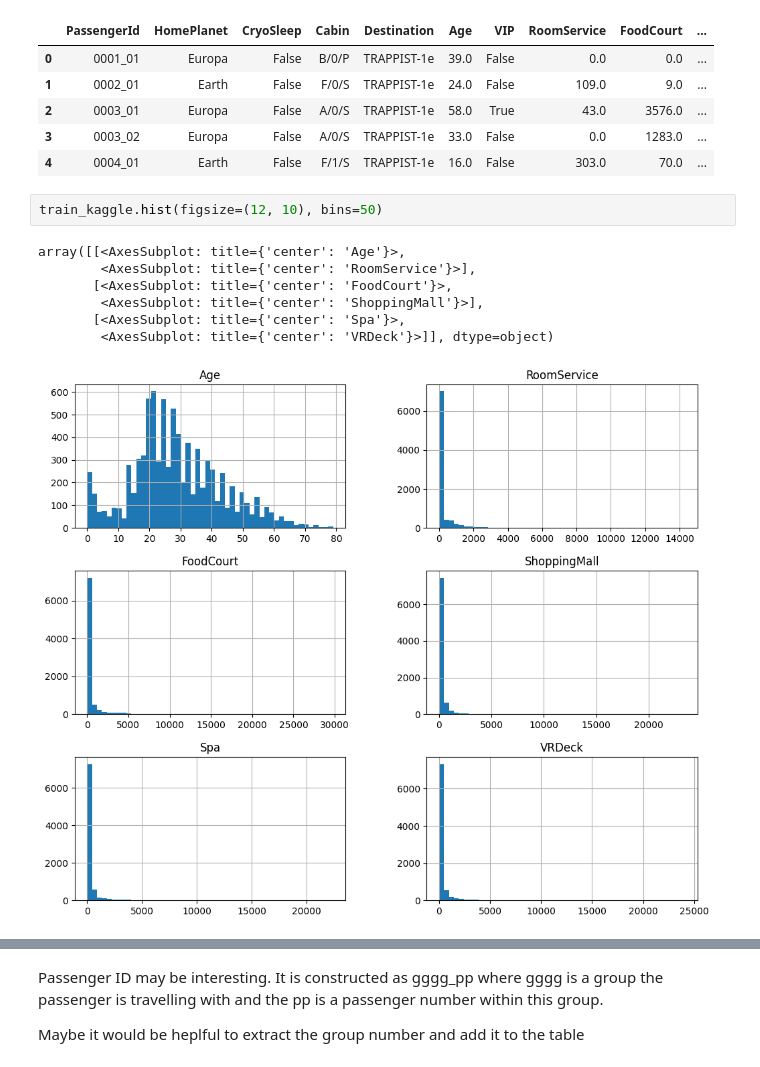
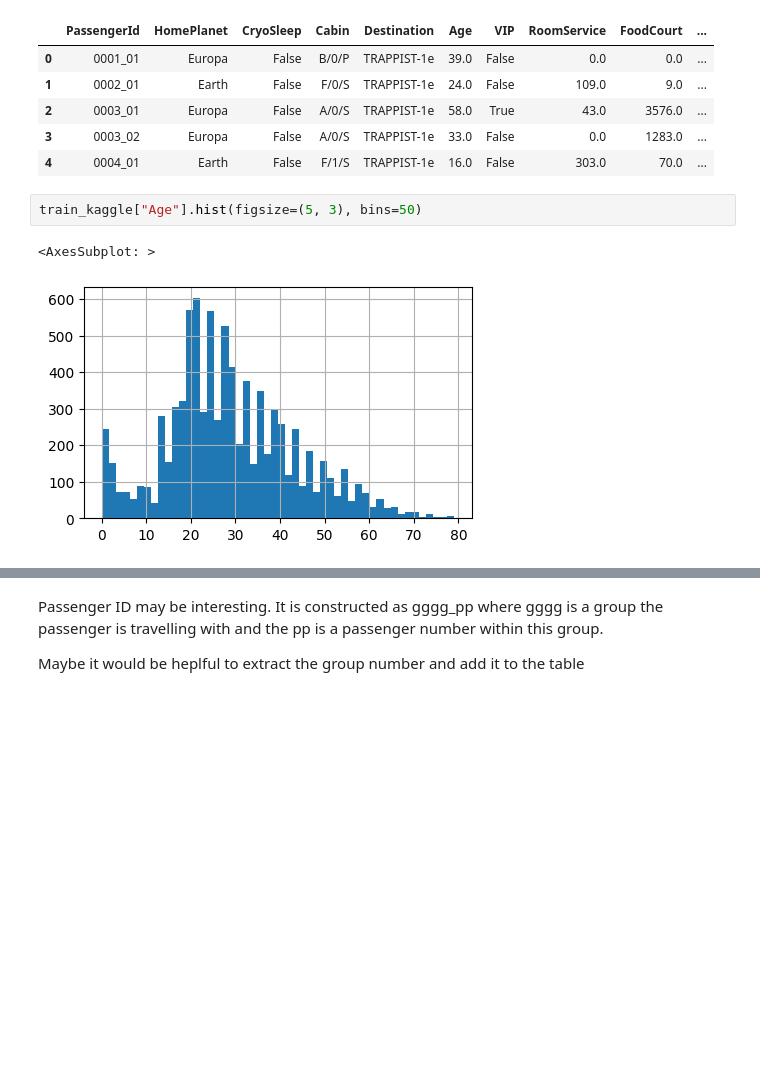
Before and after one commit to maciejolszanski/ML_basics, a Jupyter notebook: 07_Spaceship_titanic.ipynb, the cells around one changed output, grey strips where cells are left out. Cells and saved outputs as stored; diff of their text form; blank space fills up the shorter version.

```diff
--- a/07_Spaceship_titanic.ipynb
+++ b/07_Spaceship_titanic.ipynb
@@ -34,12 +34,7 @@ train_kaggle.head()
 | 3 | 0003_02 | Europa | False | A/0/S | TRAPPIST-1e | 33.0 | False | 0.0 | 1283.0 | ... |
 | 4 | 0004_01 | Earth | False | F/1/S | TRAPPIST-1e | 16.0 | False | 303.0 | 70.0 | ... |
 # %%
-train_kaggle.hist(figsize=(12, 10), bins=50)
+train_kaggle["Age"].hist(figsize=(5, 3), bins=50)
 # %% [output]
-array([[<AxesSubplot: title={'center': 'Age'}>,
-        <AxesSubplot: title={'center': 'RoomService'}>],
-       [<AxesSubplot: title={'center': 'FoodCourt'}>,
-        <AxesSubplot: title={'center': 'ShoppingMall'}>],
-       [<AxesSubplot: title={'center': 'Spa'}>,
-        <AxesSubplot: title={'center': 'VRDeck'}>]], dtype=object)
+<AxesSubplot: >
-[figure, old version]
+[figure, new version]
```
Also changed, not shown: parts of 15 cells of this notebook, 1 other file.
